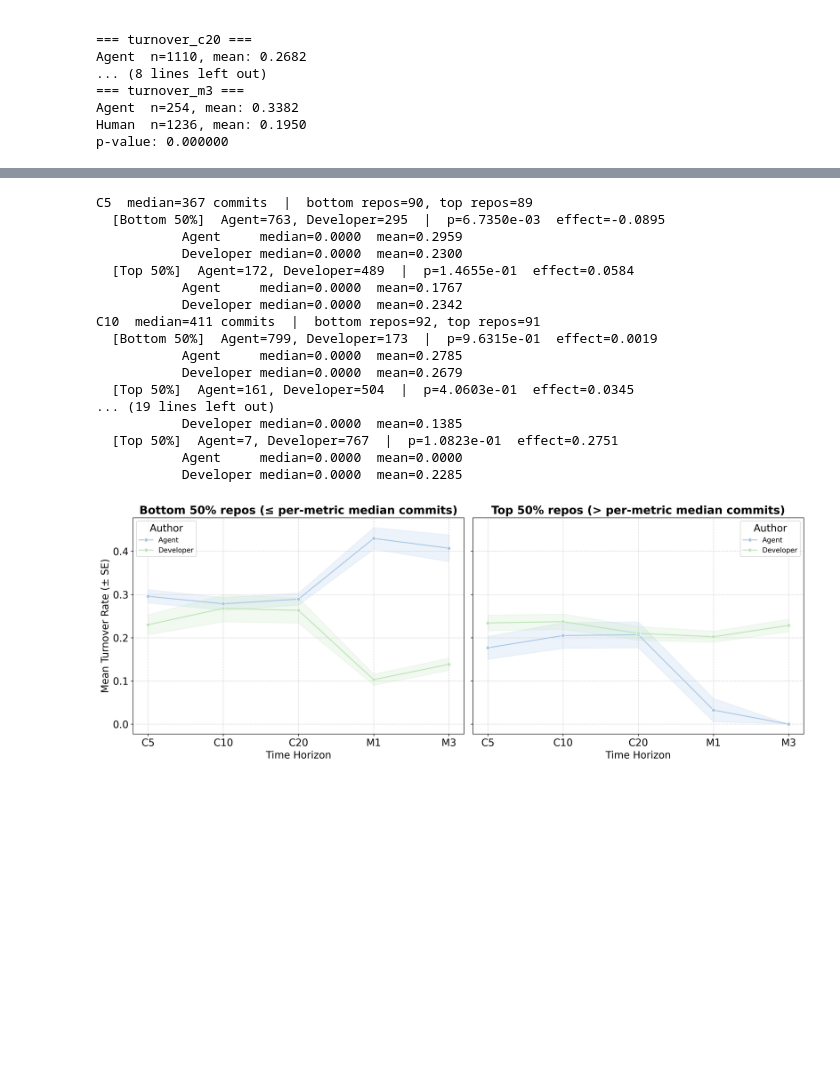
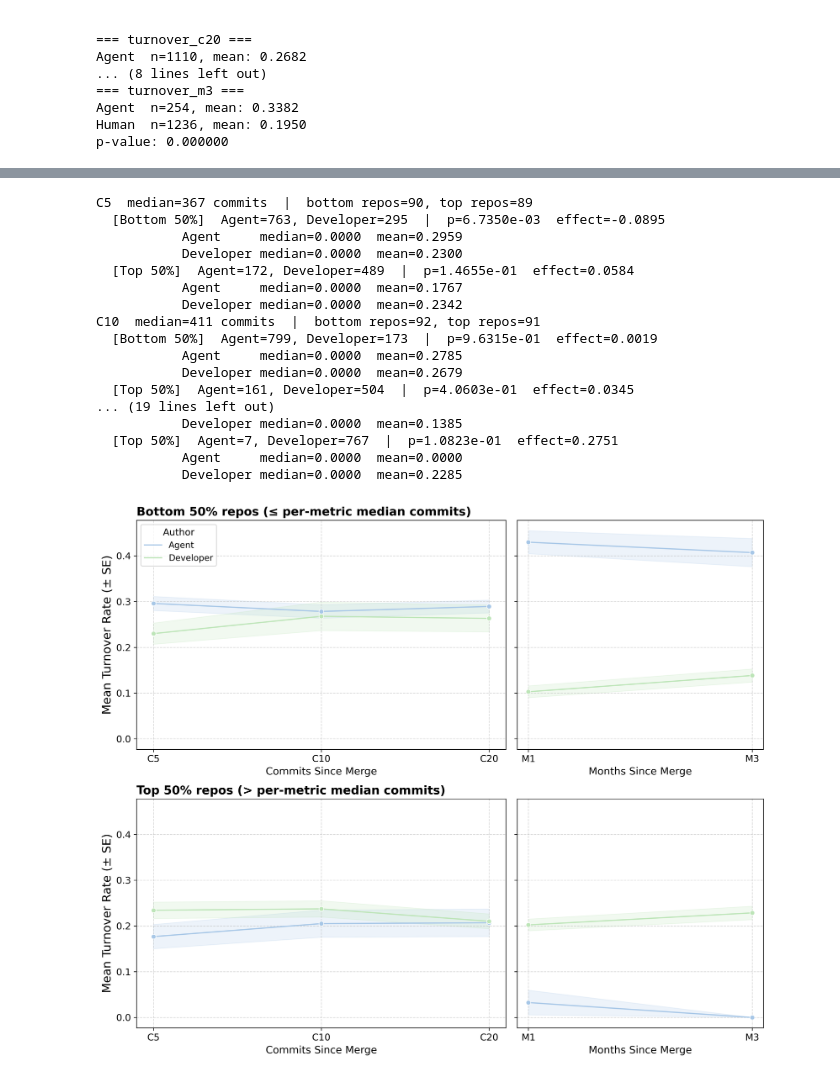
Before and after one commit to LukasOttenhof/On-the-Naturalness-of-Agent-Generated-Documentation, a Jupyter notebook: analysis/rq4/a.ipynb, the cells around one changed output, grey strips where cells are left out. Cells and saved outputs as stored; diff of their text form; code cells hidden in the pictures; blank space fills up the shorter version.

Commit message:
updates to rq4 figures

```diff
--- a/analysis/rq4/a.ipynb
+++ b/analysis/rq4/a.ipynb
@@ -433,45 +444,76 @@ for col in turnover_cols:
 df_bottom = pd.concat(slices_bottom, ignore_index=True)
 df_top    = pd.concat(slices_top,    ignore_index=True)
 
-# Plot
-fig, axes = plt.subplots(1, 2, figsize=(16, 6), dpi=300, sharey=True)
+# Plot — C5/C10/C20 are commit-count windows and M1/M3 are calendar-month
+# windows, so each repo-size row is faceted into commit/month sub-panels
+# rather than joined on one shared x-axis (matches the earlier figure).
+commit_order = ["C5", "C10", "C20"]
+month_order = ["M1", "M3"]
+palette = {"Agent": "#A7C7E7", "Developer": "#BDE5B8"}
 
-for ax, (df_plot, title) in zip(axes, [
+fig, axes = plt.subplots(
+    2, 2, figsize=(12, 10), dpi=300,
+    gridspec_kw={"width_ratios": [3, 2]},
+    sharey=True,
+)
+
+for row_idx, (df_plot, row_title) in enumerate([
     (df_bottom, "Bottom 50% repos (≤ per-metric median commits)"),
     (df_top,    "Top 50% repos (> per-metric median commits)"),
 ]):
     df_plot = df_plot.copy()
     df_plot["group"] = df_plot["group"].map({"human": "Developer", "agent": "Agent"})
-    df_plot["time_interval"] = pd.Categorical(df_plot["time_interval"], categories=order, ordered=True)
 
-    sns.lineplot(data=df_plot, x="time_interval", y="turnover_value",
-                 hue="group", marker="o", estimator="mean", errorbar="se",
-                 palette={"Agent": "#A7C7E7", "Developer": "#BDE5B8"}, ax=ax)
-    ax.set_title(title, fontsize=18, fontweight="bold")
-    ax.set_ylabel("Mean Turnover Rate (± SE)", fontsize=16)
-    ax.set_xlabel("Time Horizon", fontsize=16)
-    ax.tick_params(labelsize=16)
-    ax.legend(title="Author", fontsize=11, title_fontsize=16)
-    ax.grid(True, linestyle="--", alpha=0.5)
+    for col_idx, (sub_order, xlabel) in enumerate([
+        (commit_order, "Commits Since Merge"),
+        (month_order,  "Months Since Merge"),
+    ]):
+        ax = axes[row_idx, col_idx]
+        sub_data = df_plot[df_plot["time_interval"].isin(sub_order)].copy()
+        sub_data["time_interval"] = pd.Categorical(
+            sub_data["time_interval"], categories=sub_order, ordered=True
+        )
+
+        sns.lineplot(
+            data=sub_data,
+            x="time_interval",
+            y="turnover_value",
+            hue="group",
+            marker="o",
+            estimator="mean",
+            errorbar="se",
+            palette=palette,
+            ax=ax,
+            legend=(row_idx == 0 and col_idx == 0),
+        )
+
+        ax.set_xlabel(xlabel, fontsize=13)
+        ax.set_ylabel("Mean Turnover Rate (± SE)" if col_idx == 0 else "", fontsize=15)
+        ax.tick_params(labelsize=12)
+        ax.grid(True, linestyle="--", alpha=0.5)
+
+    axes[row_idx, 0].set_title(row_title, fontsize=15, fontweight="bold", loc="left")
+
+axes[0, 0].legend(title="Author", fontsize=11, title_fontsize=12, loc="upper left")
 
 plt.tight_layout()
 plt.show()
 # %% [output]
 C5  median=367 commits  |  bottom repos=90, top repos=89
   [Bottom 50%]  Agent=763, Developer=295  |  p=6.7350e-03  effect=-0.0895
            Agent     median=0.0000  mean=0.2959
            Developer median=0.0000  mean=0.2300
   [Top 50%]  Agent=172, Developer=489  |  p=1.4655e-01  effect=0.0584
            Agent     median=0.0000  mean=0.1767
            Developer median=0.0000  mean=0.2342
 C10  median=411 commits  |  bottom repos=92, top repos=91
   [Bottom 50%]  Agent=799, Developer=173  |  p=9.6315e-01  effect=0.0019
            Agent     median=0.0000  mean=0.2785
            Developer median=0.0000  mean=0.2679
   [Top 50%]  Agent=161, Developer=504  |  p=4.0603e-01  effect=0.0345
 ... (19 lines left out)
            Developer median=0.0000  mean=0.1385
   [Top 50%]  Agent=7, Developer=767  |  p=1.0823e-01  effect=0.2751
            Agent     median=0.0000  mean=0.0000
            Developer median=0.0000  mean=0.2285
-[figure, old version]
+[figure, new version]
```
Also changed, not shown: parts of 1 cell of this notebook, 1 other file.
